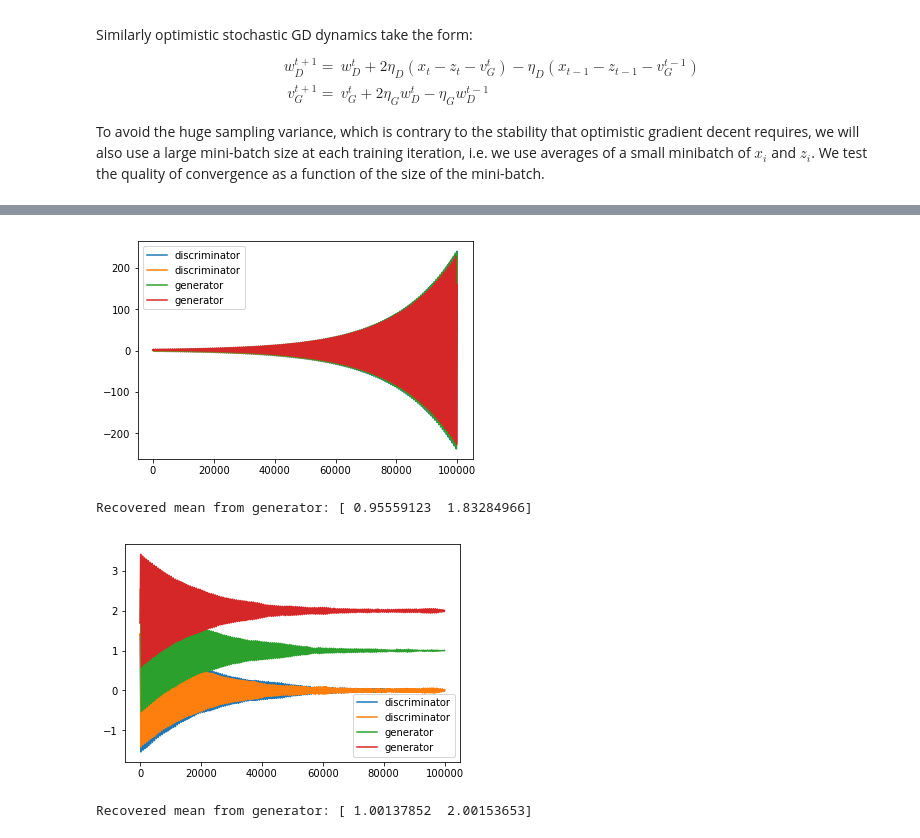
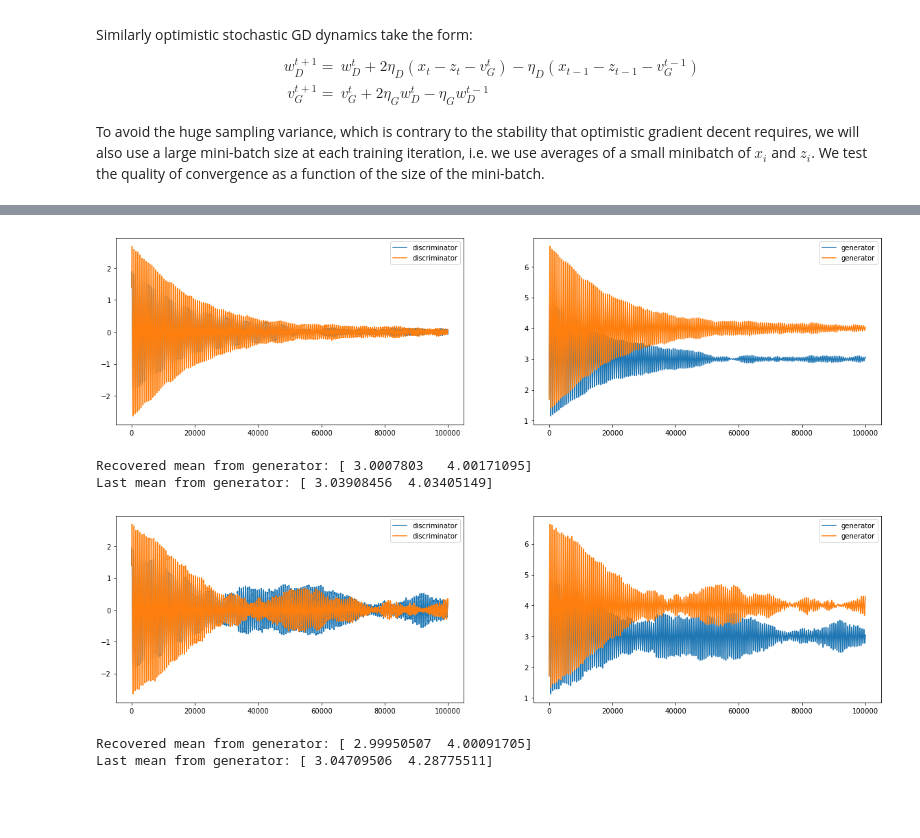
Before and after one commit to vsyrgkanis/optimistic_GAN_training, a Jupyter notebook: notebooks/Simple_GAN_example.ipynb, the cells around one changed output, grey strips where cells are left out. Drawn from its saved outputs; the diff is of its cells as text; code cells hidden in the pictures; blank space fills up the shorter version.

```diff
--- a/notebooks/Simple_GAN_example.ipynb
+++ b/notebooks/Simple_GAN_example.ipynb
@@ -32,7 +46,7 @@ The generator is trying to minimize the latter metric, which leads to the follow
 # %%
 # Parameters of distribution
 dim = 2
-v = [1, 2]
+v = [3, 4]
 # %% [markdown]
 ## Simulations without Sampling Noise
 
@@ -115,3 +136,28 @@ v_G^{t+1} =& v_G^{t} + 2\eta_G w_D^t - \eta_G w_D^{t-1}
 \end{align}
 
 To avoid the huge sampling variance, which is contrary to the stability that optimistic gradient decent requires, we will also use a large mini-batch size at each training iteration, i.e. we use averages of a small minibatch of $x_i$ and $z_i$. We test the quality of convergence as a function of the size of the mini-batch.
+# %%
+# SGD Training on Sampled Loss with minibatching
+T = 100000
+minibatch = 200
+clip_D = 10
+clip_G = 10
+eta_D = .01
+eta_G = .01
+train_gen_every = 50
+
+# Initialize weights and sample
+w_D = 1.4*np.ones((T, dim))
+v_G = 1.7*np.ones((T, dim))
+xs = np.random.multivariate_normal(mean=v, cov = np.eye(dim), size=(T, minibatch))
+zs = np.random.multivariate_normal(mean=np.zeros(dim), cov = np.eye(dim), size=(T, minibatch))
+
+# Compute average of minibatches
+bxs = np.mean(xs, axis=1)
+bzs = np.mean(zs, axis=1)
+
+for t in range(1,T):
+    w_D[t] = np.clip(w_D[t-1] + eta_D * (bxs[t-1] - bzs[t-1] - v_G[t-1]), -clip_D, clip_D)
+    v_G[t] = np.clip(v_G[t-1] + eta_G * (w_D[t-1]), -clip_G, clip_G) if t % train_gen_every == 0 else v_G[t-1]
+
+plot_weights(w_D, v_G)
@@ -118,34 +190,30 @@ To avoid the huge sampling variance, which is contrary to the stability that opt
 # %%
-# SGD Training on Sampled Loss with minibatching
+# Optimistic SGD Training on Sampled Loss with minibatching=200
 T = 100000
 minibatch = 200
 eta_D = .01
 eta_G = .01
 w_D = 1.4*np.ones((T, dim))
 v_G = 1.7*np.ones((T, dim))
 xs = np.random.multivariate_normal(mean=v, cov = np.eye(dim), size=(T, minibatch))
 zs = np.random.multivariate_normal(mean=np.zeros(dim), cov = np.eye(dim), size=(T, minibatch))
 
 bxs = np.mean(xs, axis=1)
 bzs = np.mean(zs, axis=1)
 
-for t in range(1,T):
-    w_D[t, :] = w_D[t-1] + eta_D * (bxs[t-1] - bzs[t-1] - v_G[t-1])
-    v_G[t, :] = v_G[t-1] + eta_G * (w_D[t-1])
+for t in range(2,T):
+    w_D[t] = w_D[t-1] + 2 * eta_D * (bxs[t-1] - bzs[t-1] - v_G[t-1]) - eta_D * (bxs[t-2] - bzs[t-2] -v_G[t-2])
+    v_G[t] = v_G[t-1] + 2 * eta_G * w_D[t-1] - eta_G * w_D[t-2]
 
-plt.plot(np.arange(T), w_D, label="discriminator")
-plt.plot(np.arange(T), v_G, label="generator")
-plt.legend()
-plt.show()
-
-print("Recovered mean from generator: {}".format(np.mean(v_G, axis=0)))
+plot_weights(w_D, v_G)
 # %% [output]
-[figure, old version]
+[figure, new version]
-Recovered mean from generator: [ 0.95559123  1.83284966]
+Recovered mean from generator: [ 3.0007803   4.00171095]
+Last mean from generator: [ 3.03908456  4.03405149]
 # %%
-# Optimistic SGD Training on Sampled Loss with minibatching=2000
+# Optimistic SGD Training on Sampled Loss with minibatching=20
 T = 100000
-minibatch = 2000
+minibatch = 20
 eta_D = .01
 eta_G = .01
 w_D = 1.4*np.ones((T, dim))
@@ -160,12 +228,8 @@ for t in range(2,T):
     w_D[t] = w_D[t-1] + 2 * eta_D * (bxs[t-1] - bzs[t-1] - v_G[t-1]) - eta_D * (bxs[t-2] - bzs[t-2] -v_G[t-2])
     v_G[t] = v_G[t-1] + 2 * eta_G * w_D[t-1] - eta_G * w_D[t-2]
 
-plt.plot(np.arange(T), w_D, label="discriminator")
-plt.plot(np.arange(T), v_G, label="generator")
-plt.legend()
-plt.show()
-
-print("Recovered mean from generator: {}".format(np.mean(v_G, axis=0)))
+plot_weights(w_D, v_G)
 # %% [output]
-[figure, old version]
+[figure, new version]
-Recovered mean from generator: [ 1.00137852  2.00153653]
+Recovered mean from generator: [ 2.99950507  4.00091705]
+Last mean from generator: [ 3.04709506  4.28775511]
```
Also changed, not shown: parts of 10 cells of this notebook.
